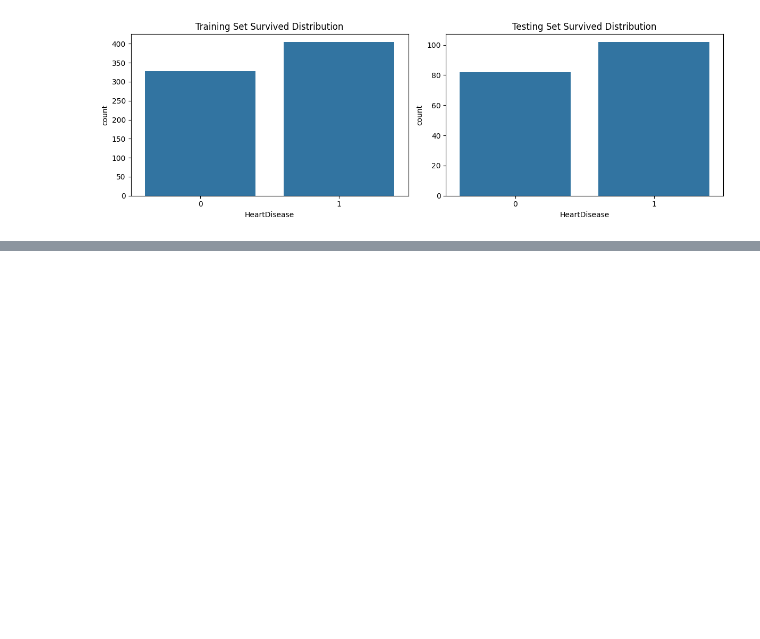
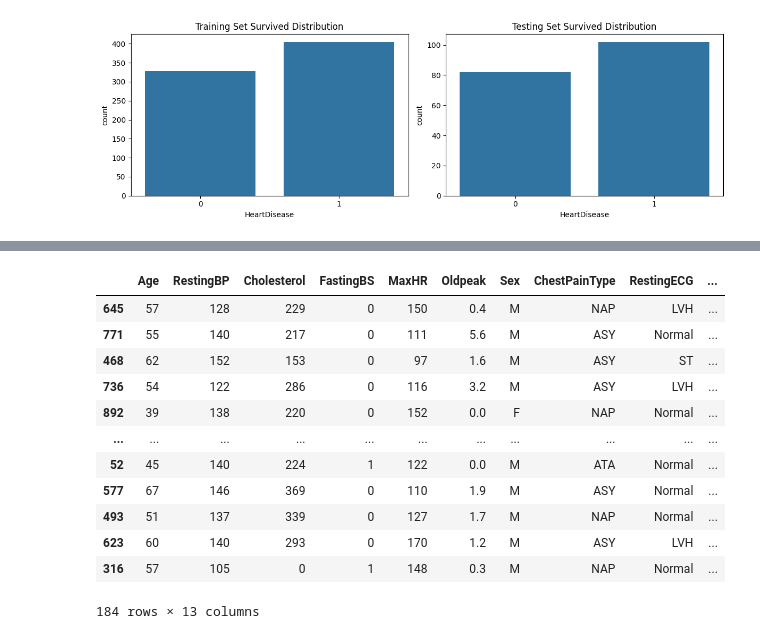
Before and after one commit to Kicho115/computational-intelligence, a Jupyter notebook: exercises/1-eda-and-preprocessing.ipynb, the cells around one changed output, grey strips where cells are left out. Cells and saved outputs as stored; diff of their text form; code cells hidden in the pictures; blank space fills up the shorter version.

Commit message:
Implement the classification model for exercise 1

```diff
--- a/exercises/1-eda-and-preprocessing.ipynb
+++ b/exercises/1-eda-and-preprocessing.ipynb
@@ -191,3 +224,6 @@ axs[1].set_title('Testing Set Survived Distribution')
 fig.tight_layout()
 # %% [output]
 [figure]
+# %%
+x_train_processed = preprocessin_pipeline.fit_transform(x_train)
+x_train_processed
@@ -193,0 +265,5 @@ fig.tight_layout()
+# %%
+classification_model = make_pipeline(
+    preprocessin_pipeline,
+    LogisticRegression()
+)
@@ -193,0 +290,2 @@ fig.tight_layout()
+# %%
+classification_model.fit(x_train, y_train)
@@ -193,0 +310,3 @@ fig.tight_layout()
+# %%
+y_test_pred = classification_model.predict(x_test)
+y_test_pred
@@ -193,0 +323,18 @@ fig.tight_layout()
+# %%
+x_test['Hearth diseases predicted'] = y_test_pred
+x_test['Heart diseases Actual'] = y_test.values
+x_test
+# %% [output]
+|  | Age | RestingBP | Cholesterol | FastingBS | MaxHR | Oldpeak | Sex | ChestPainType | RestingECG | ... |
+| 645 | 57 | 128 | 229 | 0 | 150 | 0.4 | M | NAP | LVH | ... |
+| 771 | 55 | 140 | 217 | 0 | 111 | 5.6 | M | ASY | Normal | ... |
+| 468 | 62 | 152 | 153 | 0 | 97 | 1.6 | M | ASY | ST | ... |
+| 736 | 54 | 122 | 286 | 0 | 116 | 3.2 | M | ASY | LVH | ... |
+| 892 | 39 | 138 | 220 | 0 | 152 | 0.0 | F | NAP | Normal | ... |
+| ... | ... | ... | ... | ... | ... | ... | ... | ... | ... | ... |
+| 52 | 45 | 140 | 224 | 1 | 122 | 0.0 | M | ATA | Normal | ... |
+| 577 | 67 | 146 | 369 | 0 | 110 | 1.9 | M | ASY | Normal | ... |
+| 493 | 51 | 137 | 339 | 0 | 127 | 1.7 | M | NAP | Normal | ... |
+| 623 | 60 | 140 | 293 | 0 | 170 | 1.2 | M | ASY | LVH | ... |
+| 316 | 57 | 105 | 0 | 1 | 148 | 0.3 | M | NAP | Normal | ... |
+184 rows × 13 columns
```
Also changed, not shown: parts of 10 cells of this notebook.
